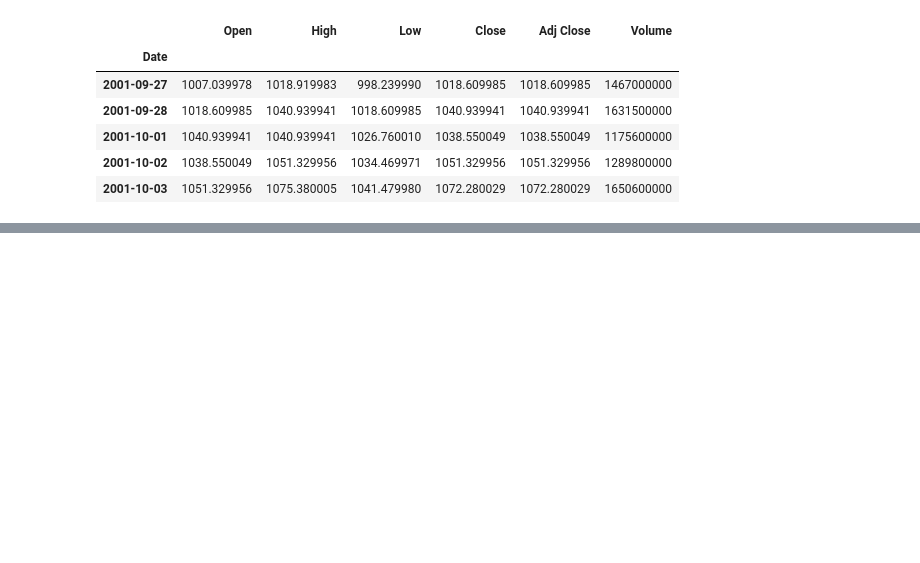
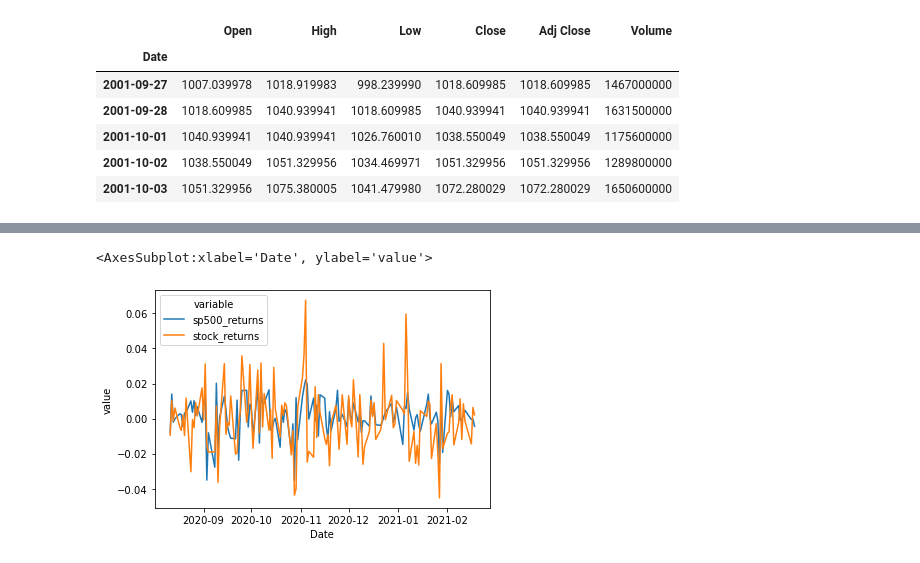
Before and after one commit to Zeyuzhao/BreachPrice, a Jupyter notebook: notebooks/z_model.ipynb, the cells around one changed output, grey strips where cells are left out. Saved outputs shown, nothing was run; the diff lists cells and outputs as text; code cells hidden in the pictures; blank space fills up the shorter version.

```diff
--- a/notebooks/z_model.ipynb
+++ b/notebooks/z_model.ipynb
@@ -216,0 +189,17 @@ show(p)
+# %%
+model_df = saves["results"]["data"]
+alpha = saves["results"]["alpha"]
+beta = saves["results"]["beta"]
+model_df.head()
+
+melted = pd.melt(model_df, ignore_index=False)
+melted.head()
+
+cols = ["sp500_returns", "stock_returns"]
+filtered = melted[melted["variable"].isin(cols)]
+
+# filtered.tail(100)
+sns.lineplot(data=filtered, x=filtered.index, y="value", hue="variable")
+# %% [output]
+<AxesSubplot:xlabel='Date', ylabel='value'>
+[figure, added]
```
Also changed, not shown: parts of 15 cells of this notebook.
